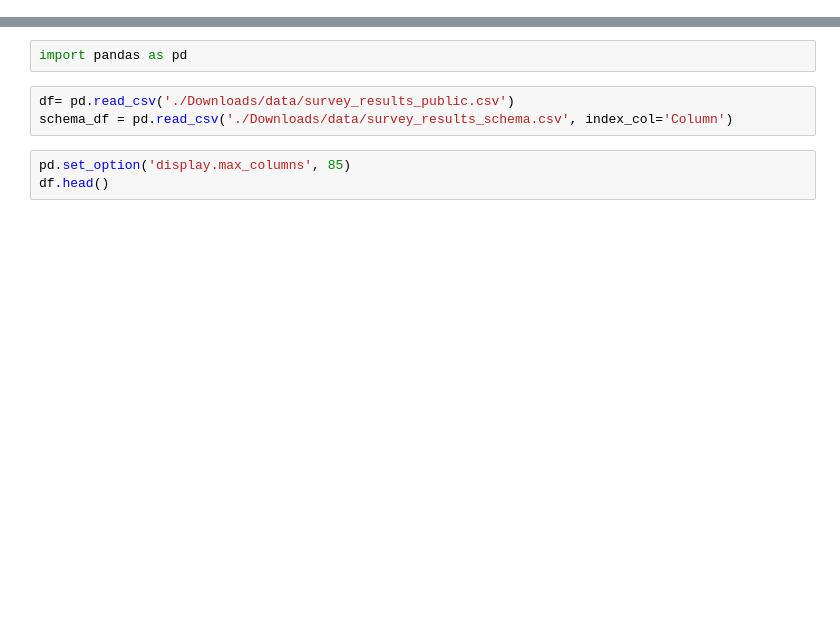
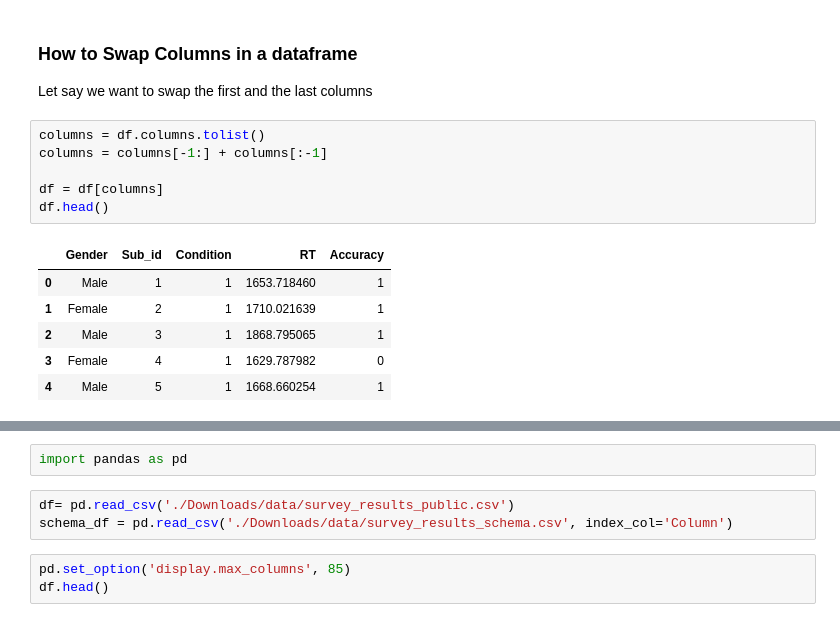
Before and after one commit to ryan13/PreprocessingUtility, a Jupyter notebook: Pandas-review.ipynb, the cells around one changed output, grey strips where cells are left out. Cells and saved outputs as stored; diff of their text form; blank space fills up the shorter version.

```diff
--- a/Pandas-review.ipynb
+++ b/Pandas-review.ipynb
@@ -0,0 +37,17 @@
+# %% [markdown]
+### How to Swap Columns in a dataframe
+
+Let say we want to swap the first and the last columns
+# %%
+columns = df.columns.tolist()
+columns = columns[-1:] + columns[:-1]
+
+df = df[columns]
+df.head()
+# %% [output]
+|  | Gender | Sub_id | Condition | RT | Accuracy |
+| 0 | Male | 1 | 1 | 1653.718460 | 1 |
+| 1 | Female | 2 | 1 | 1710.021639 | 1 |
+| 2 | Male | 3 | 1 | 1868.795065 | 1 |
+| 3 | Female | 4 | 1 | 1629.787982 | 0 |
+| 4 | Male | 5 | 1 | 1668.660254 | 1 |
```
Also changed, not shown: parts of 8 cells of this notebook.
